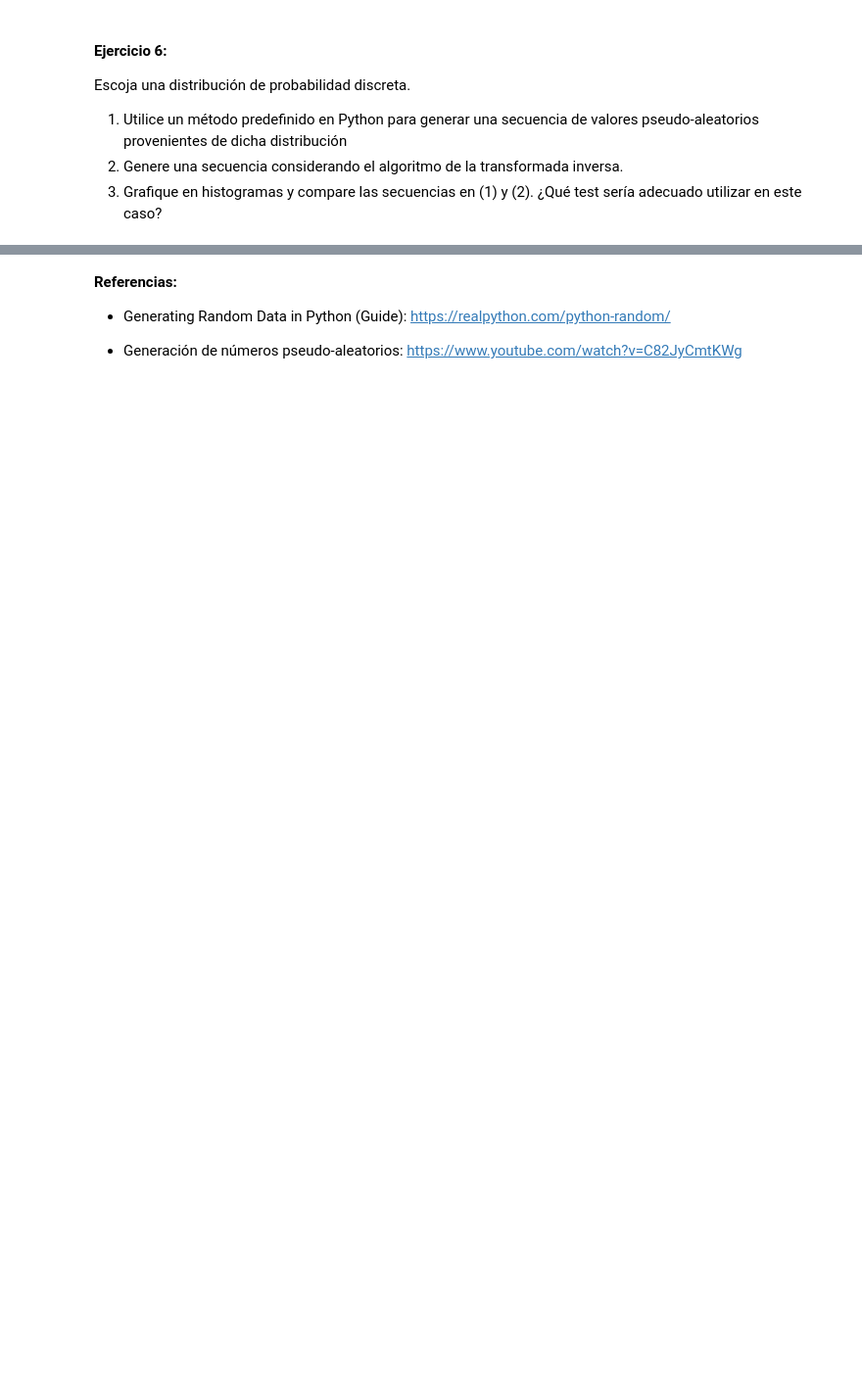
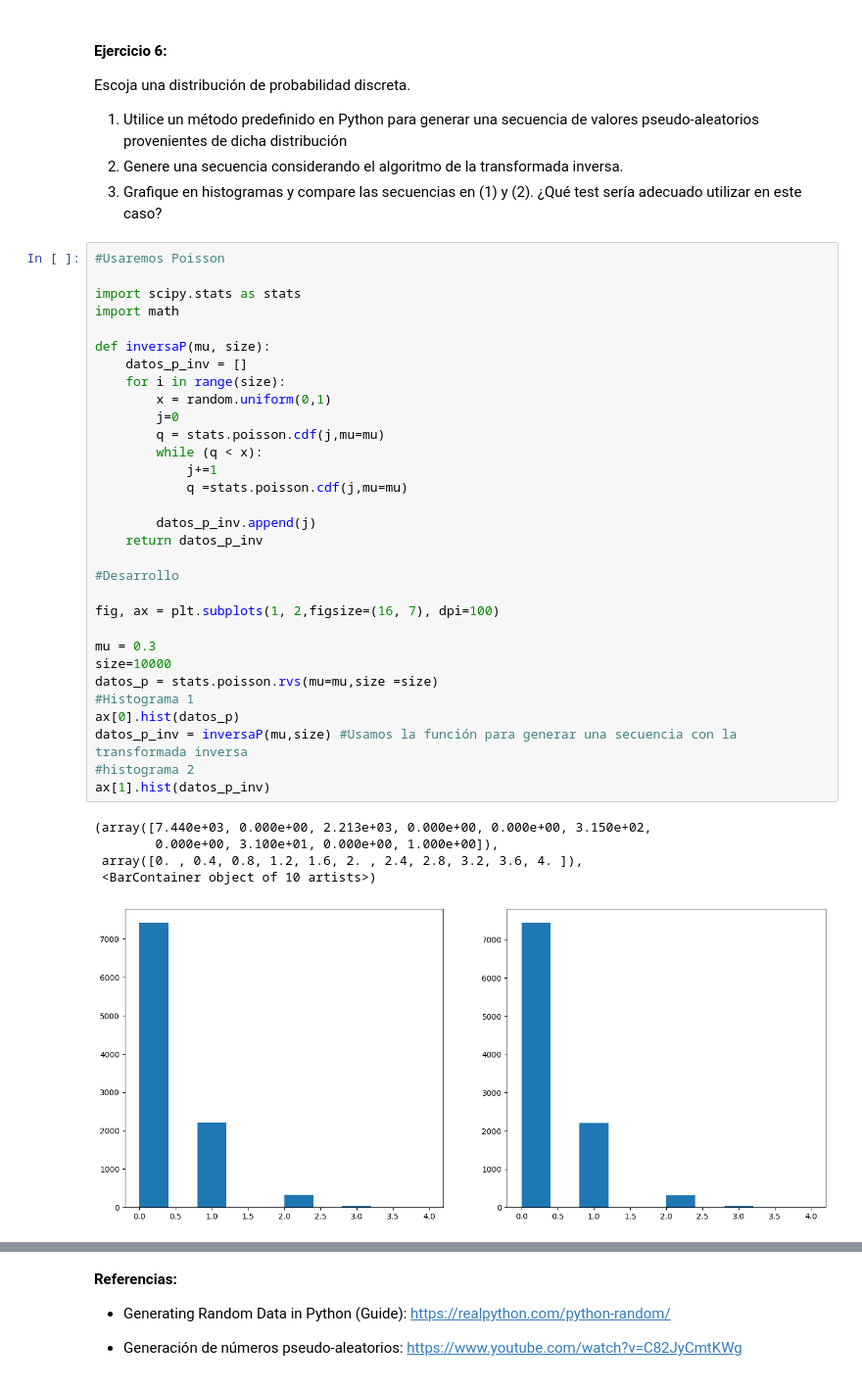
Before and after one commit to imnotUrban/Repo-Simulacion, a Jupyter notebook: Laboratorio_Online/Laboratorio_Onlline.ipynb, the cells around one changed output, grey strips where cells are left out. Shown at 98% size. Cells and saved outputs as stored; diff of their text form; blank space fills up the shorter version.

```diff
--- a/Laboratorio_Online/Laboratorio_Onlline.ipynb
+++ b/Laboratorio_Online/Laboratorio_Onlline.ipynb
@@ -555,3 +587,40 @@ Escoja una distribución de probabilidad discreta.
 1. Utilice un método predefinido en Python para generar una secuencia de valores pseudo-aleatorios provenientes de dicha distribución
 2. Genere una secuencia considerando el algoritmo de la transformada inversa.
 3. Grafique en histogramas y compare las secuencias en (1) y (2). ¿Qué test sería adecuado utilizar en este caso?
+# %%
+#Usaremos Poisson
+
+import scipy.stats as stats
+import math
+
+def inversaP(mu, size):
+    datos_p_inv = []
+    for i in range(size):
+        x = random.uniform(0,1)
+        j=0
+        q = stats.poisson.cdf(j,mu=mu)
+        while (q < x):
+            j+=1
+            q =stats.poisson.cdf(j,mu=mu)
+
+        datos_p_inv.append(j)
+    return datos_p_inv
+
+#Desarrollo
+
+fig, ax = plt.subplots(1, 2,figsize=(16, 7), dpi=100)
+
+mu = 0.3
+size=10000
+datos_p = stats.poisson.rvs(mu=mu,size =size)
+#Histograma 1
+ax[0].hist(datos_p)
+datos_p_inv = inversaP(mu,size) #Usamos la función para generar una secuencia con la transformada inversa
+#histograma 2
+ax[1].hist(datos_p_inv)
+# %% [output]
+(array([7.440e+03, 0.000e+00, 2.213e+03, 0.000e+00, 0.000e+00, 3.150e+02,
+        0.000e+00, 3.100e+01, 0.000e+00, 1.000e+00]),
+ array([0. , 0.4, 0.8, 1.2, 1.6, 2. , 2.4, 2.8, 3.2, 3.6, 4. ]),
+ <BarContainer object of 10 artists>)
+[figure, added]
```
Also changed, not shown: parts of 14 cells of this notebook.
